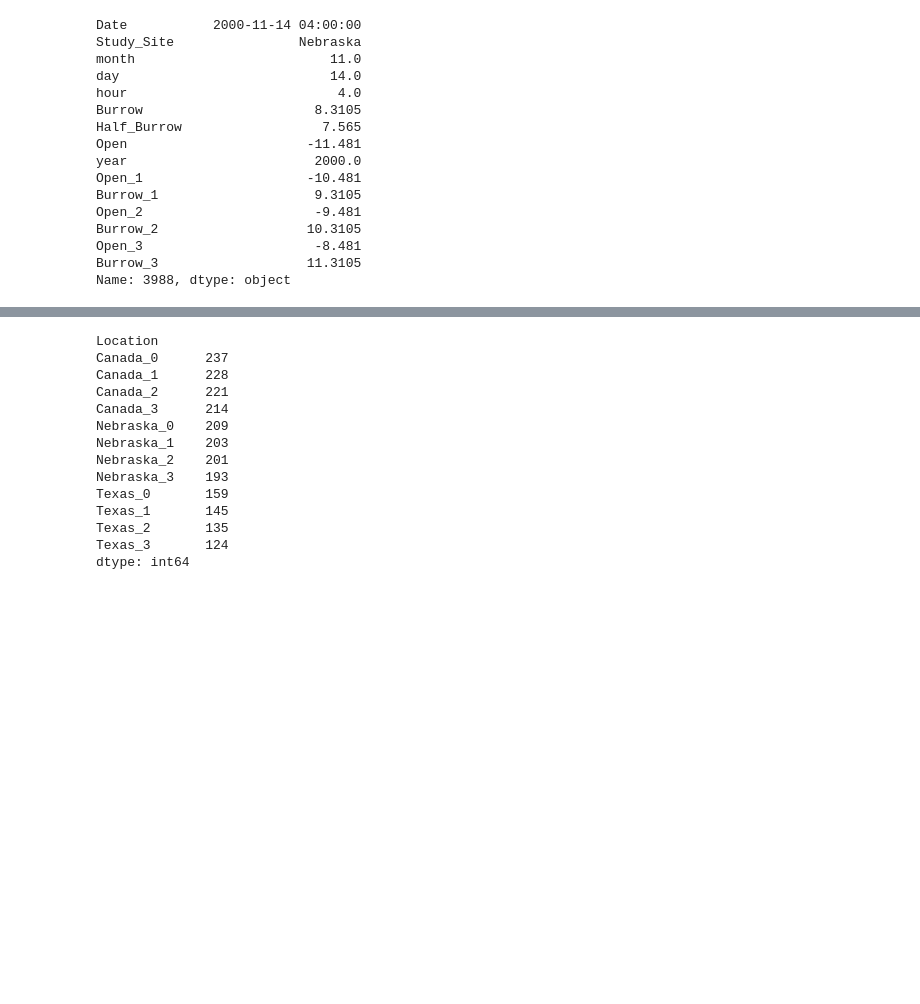
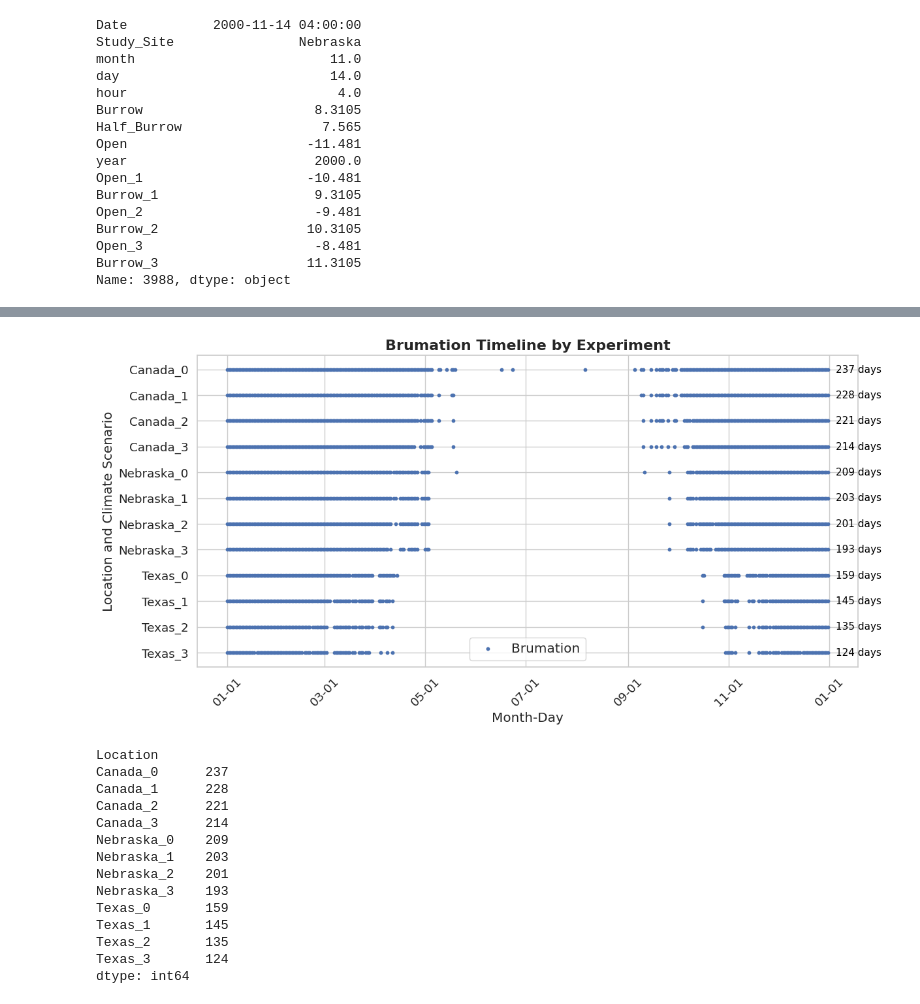
Before and after one commit to michaelremington2/suffugium, a Jupyter notebook: make_thermal_db/brumation.ipynb, the cells around one changed output, grey strips where cells are left out. Cells and saved outputs as stored; diff of their text form; code cells hidden in the pictures; blank space fills up the shorter version.

```diff
--- a/make_thermal_db/brumation.ipynb
+++ b/make_thermal_db/brumation.ipynb
@@ -116,3 +116,38 @@ plt.show()
+# %%
+import matplotlib.dates as mdates
+import seaborn as sns
+import matplotlib.pyplot as plt
+
+sns.set(style="whitegrid", font_scale=1.2)
+plt.figure(figsize=(12, 6))
+
+plt.scatter(brumination_df['Date'], brumination_df['Location'], label='Brumation', s=10)
+
+plt.gca().xaxis.set_major_formatter(mdates.DateFormatter('%m-%d'))
+plt.title("Brumation Timeline by Experiment", fontsize=16, fontweight='bold')
+plt.xlabel("Month-Day")
+plt.ylabel("Location and Climate Scenario")
+
+plt.tight_layout()
+plt.grid(True)
+plt.xticks(rotation=45)
+plt.legend(loc='lower center', fontsize='medium')
+plt.gca().invert_yaxis()
+
+# --- Add brumation day counts ---
+brum_counts = brumination_df.groupby('Location').size().reset_index(name='Count')
+
+ax = plt.gca()
+for _, row in brum_counts.iterrows():
+    # Place text slightly to the right of the rightmost date for that location
+    x_max = brumination_df.loc[brumination_df['Location'] == row['Location'], 'Date'].max()
+    ax.text(x_max + pd.Timedelta(days=5), row['Location'], f"{int(row['Count'])} days",
+            va='center', ha='left', fontsize=11, fontweight='medium', color='black')
+
+plt.savefig('../../chapter_3_figures/brumation_timeline.png', dpi=300, bbox_inches='tight')
+plt.show()
+# %% [output]
+[figure, added]
 # %%
 brumination_df.groupby('Location').size()
 # %% [output]
```
Also changed, not shown: parts of 1 cell of this notebook.
